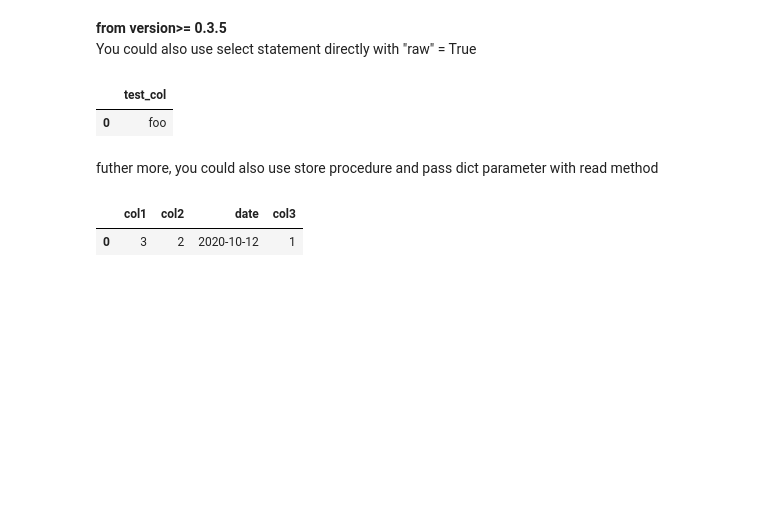
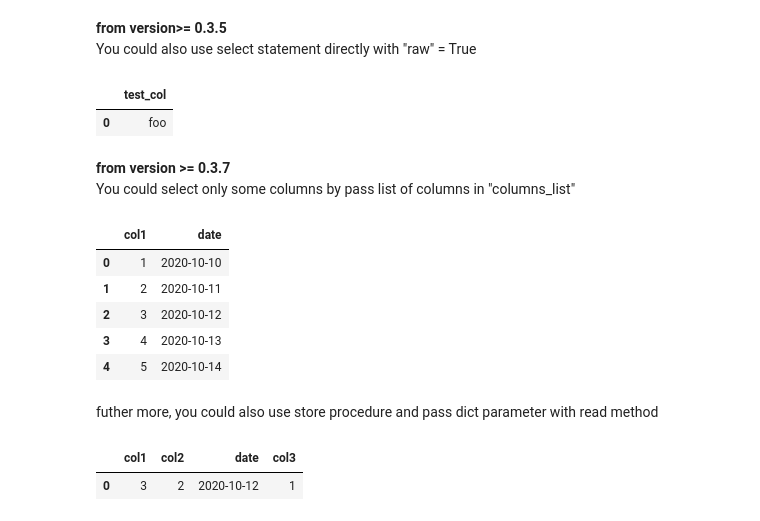
Before and after one commit to chanon-kr/Shared_Function, a Jupyter notebook: samples/database.ipynb, the cells around one changed output. Saved outputs shown, nothing was run; the diff lists cells and outputs as text; code cells hidden in the pictures; blank space fills up the shorter version.

Commit message:
samples > database > add sample for select some columns

```diff
--- a/samples/database.ipynb
+++ b/samples/database.ipynb
@@ -174,6 +174,18 @@ mssql.read("""select 'foo' as test_col""", raw = True)
 # %% [output]
 |  | test_col |
 | 0 | foo |
+# %% [markdown]
+**from version >= 0.3.7**<br>
+You could select only some columns by pass list of columns in "columns_list"
+# %%
+mssql.read(table_name, columns_list = ['col1','date'])
+# %% [output]
+|  | col1 | date |
+| 0 | 1 | 2020-10-10 |
+| 1 | 2 | 2020-10-11 |
+| 2 | 3 | 2020-10-12 |
+| 3 | 4 | 2020-10-13 |
+| 4 | 5 | 2020-10-14 |
 # %% [markdown]
 futher more, you could also use store procedure and pass dict parameter with read method
 # %%
```
